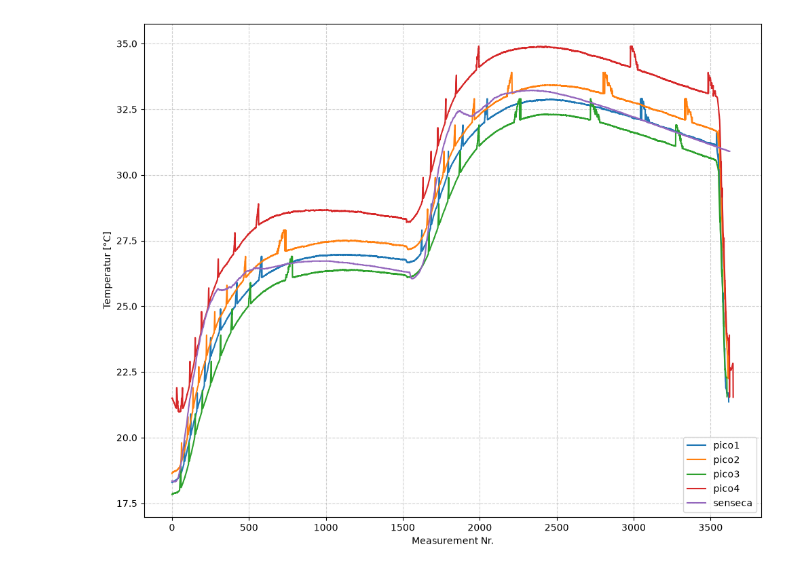
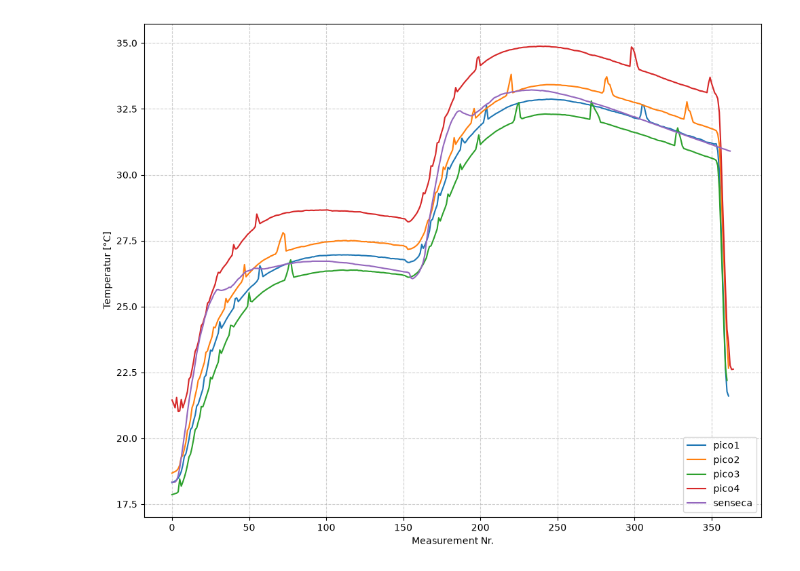
Before and after one commit to hydroclaus/rpy_velutina, a Jupyter notebook: BME280_nicholas/src/calibration/auswertung.ipynb, the cells around one changed output. Cells and saved outputs as stored; diff of their text form; code cells hidden in the pictures.

Commit message:
analyze temp data plot

```diff
--- a/BME280_nicholas/src/calibration/auswertung.ipynb
+++ b/BME280_nicholas/src/calibration/auswertung.ipynb
@@ -35,16 +24,19 @@ data
+# %%
+data = data.groupby(np.arange(len(data)) // 10).mean()
 # %%
+end = 3500
 # Diagramm zeichnen
 plt.figure(figsize=(10, 8))
-plt.plot(data.index, data, label=data.columns)
+plt.plot(data.index[:end], data[:end], label=data.columns)
 
 # Achsen und Layout formatieren
 plt.title("")
 plt.xlabel("Measurement Nr.")
 plt.ylabel("Temperatur [°C]")
 plt.grid(True, linestyle="--", alpha=0.6)
 plt.legend(loc='lower right')
 plt.tight_layout()
 
 plt.show()
 # %% [output]
-[figure, old version]
+[figure, new version]
```
Also changed, not shown: parts of 7 cells of this notebook, 3 other files.
